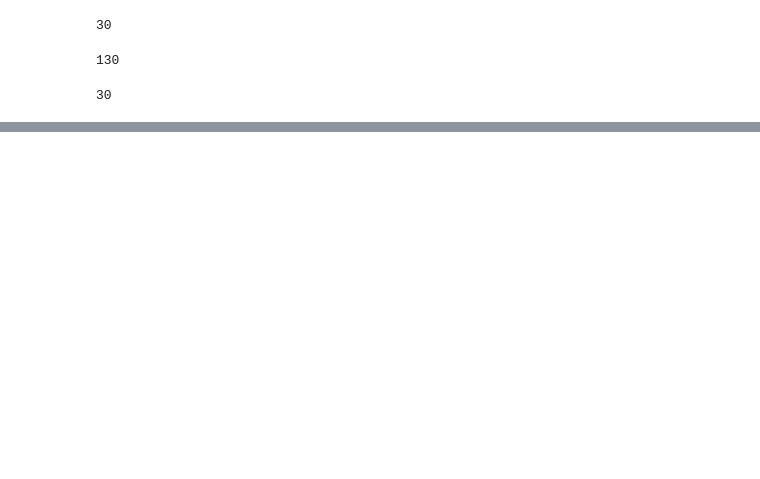
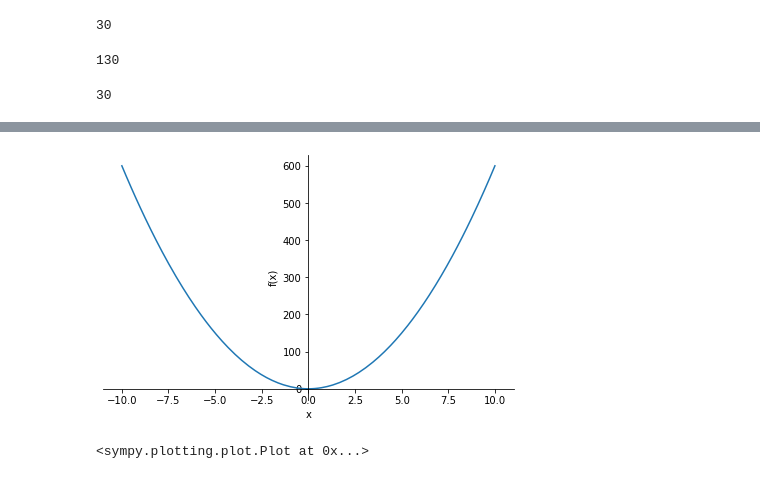
Before and after one commit to guidorice/machine-learning-demo-data, a Jupyter notebook: basic_math_and_calculus_review.ipynb, the cells around one changed output, grey strips where cells are left out. Saved outputs shown, nothing was run; the diff lists cells and outputs as text; code cells hidden in the pictures; blank space fills up the shorter version.

```diff
--- a/basic_math_and_calculus_review.ipynb
+++ b/basic_math_and_calculus_review.ipynb
@@ -48,0 +217,5 @@ print(up_to_5.doit()) # 30
+# %%
+plot(dx_f)
+# %% [output]
+[figure, added]
+<sympy.plotting.plot.Plot at 0x...>
```
Also changed, not shown: parts of 31 cells of this notebook, 1 other file.
